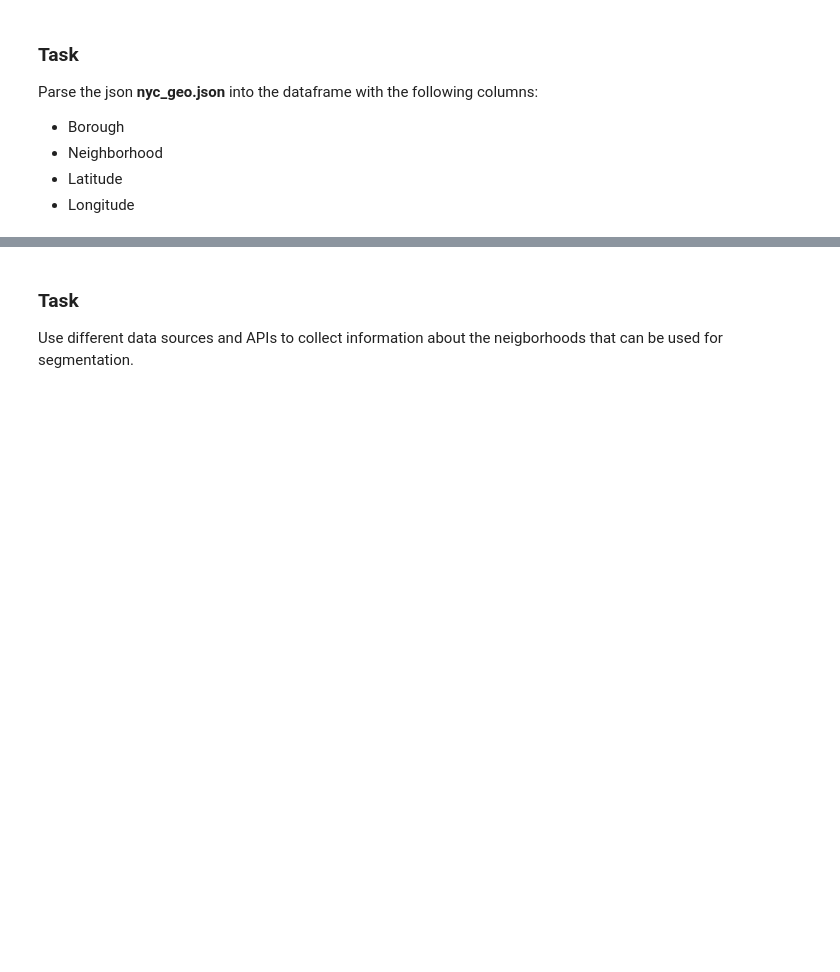
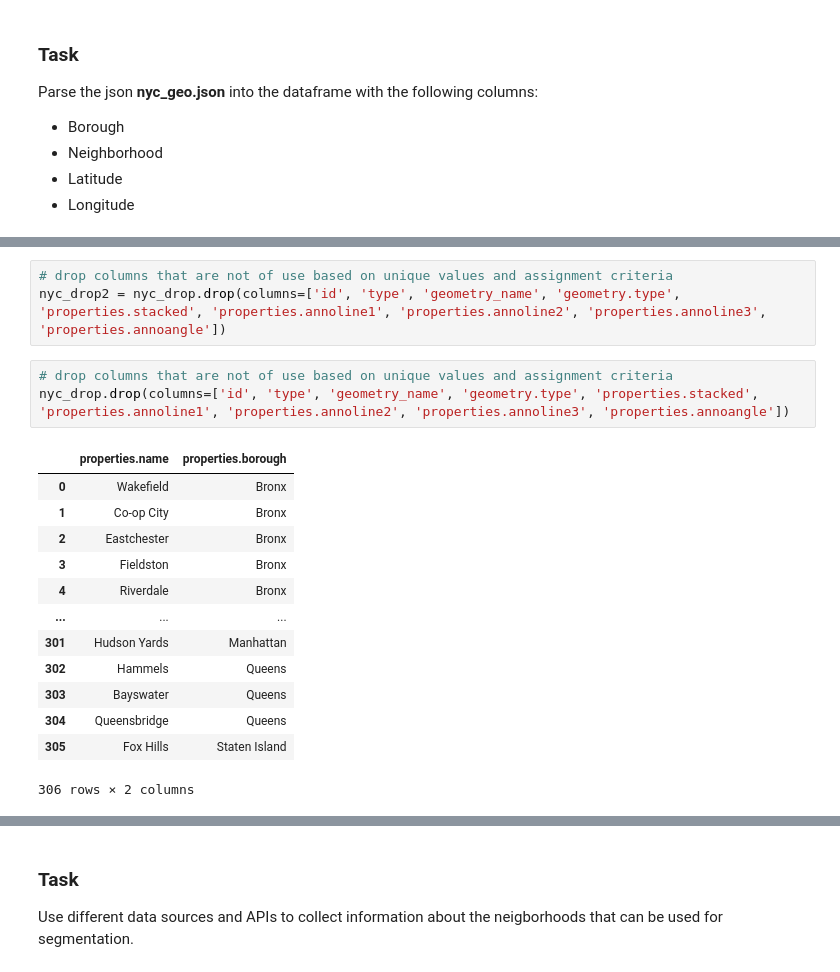
Before and after one commit to annleystanley/Midterm-Project, a Jupyter notebook: data_preparation.ipynb, the cells around one changed output, grey strips where cells are left out. Saved outputs shown, nothing was run; the diff lists cells and outputs as text; blank space fills up the shorter version.

```diff
--- a/data_preparation.ipynb
+++ b/data_preparation.ipynb
@@ -9,0 +126,20 @@ Parse the json **nyc_geo.json** into the dataframe with the following columns:
+# %%
+# drop columns that are not of use based on unique values and assignment criteria
+nyc_drop2 = nyc_drop.drop(columns=['id', 'type', 'geometry_name', 'geometry.type', 'properties.stacked', 'properties.annoline1', 'properties.annoline2', 'properties.annoline3', 'properties.annoangle'])
+# %%
+# drop columns that are not of use based on unique values and assignment criteria
+nyc_drop.drop(columns=['id', 'type', 'geometry_name', 'geometry.type', 'properties.stacked', 'properties.annoline1', 'properties.annoline2', 'properties.annoline3', 'properties.annoangle'])
+# %% [output]
+|  | properties.name | properties.borough |
+| 0 | Wakefield | Bronx |
+| 1 | Co-op City | Bronx |
+| 2 | Eastchester | Bronx |
+| 3 | Fieldston | Bronx |
+| 4 | Riverdale | Bronx |
+| ... | ... | ... |
+| 301 | Hudson Yards | Manhattan |
+| 302 | Hammels | Queens |
+| 303 | Bayswater | Queens |
+| 304 | Queensbridge | Queens |
+| 305 | Fox Hills | Staten Island |
+306 rows × 2 columns
```
Also changed, not shown: parts of 15 cells of this notebook, 6 other files.
